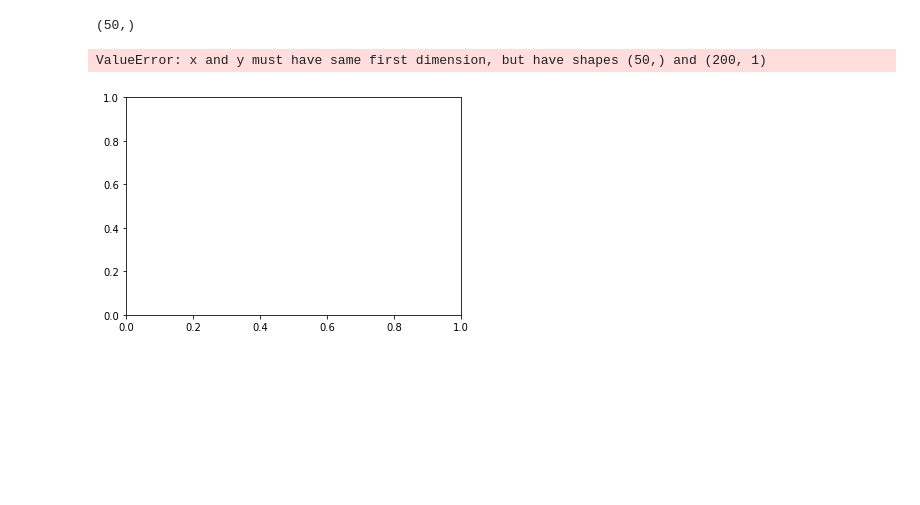
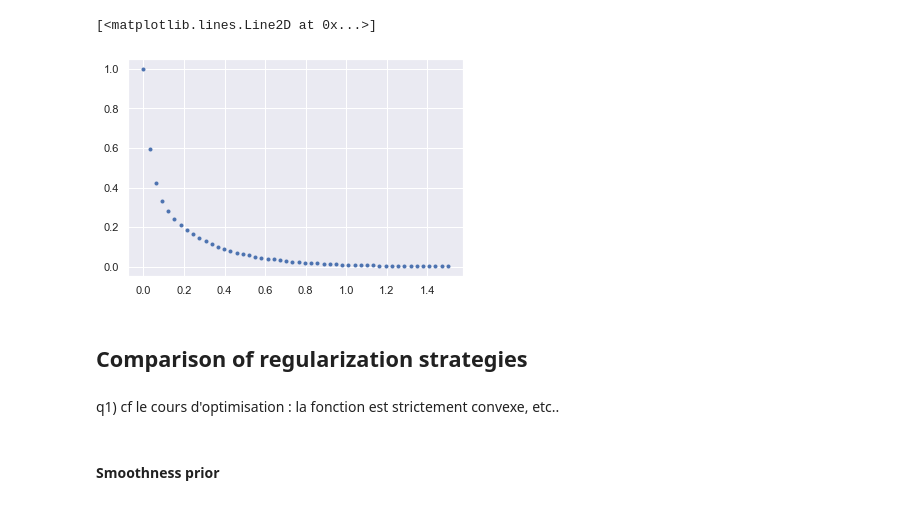
Before and after one commit to EmmanuelJhno/LabsLargeScaleDistributedOptimization, a Jupyter notebook: LSD_TPn2_1_Jehanno_Rauby.ipynb, the cells around one changed output. Saved outputs shown, nothing was run; the diff lists cells and outputs as text; code cells hidden in the pictures; blank space fills up the shorter version.

Commit message:
First approach.

```diff
--- a/LSD_TPn2_1_Jehanno_Rauby.ipynb
+++ b/LSD_TPn2_1_Jehanno_Rauby.ipynb
@@ -52,14 +40,12 @@ print(K.shape)
 # %%
-z = np.dot(K, x).reshape(-1,1)
-sigma_2 = (1e-4 * z  * z.T * np.eye(M))
+z = K @ x
+#sigma_2 = (1e-4 * z  * z.T * np.eye(M))
+sigma_2 = np.square(1e-2 * z[0]) * np.eye(M)
 w = np.random.normal(loc = 0, scale=np.diag(sigma_2))
+y = z.reshape(-1,) + w
+
+fg, ax  = plt.subplots(1,1)
+ax.plot(T_n_reg, y, linestyle='',marker='.')
+# %% [output]
+[<matplotlib.lines.Line2D at 0x...>]
+[figure, added]
-# %%
-w.shape
-# %% [output]
-(50,)
-# %%
-fg, ax  = plt.subplots(1,1)
-ax.plot(T_n_reg, x)
-# %% [output]
-ValueError: x and y must have same first dimension, but have shapes (50,) and (200, 1)
-[figure, removed]
@@ -68,0 +52,6 @@ def proj_grad():
+# %% [markdown]
+## Comparison of regularization strategies
+# %% [markdown]
+q1) cf le cours d'optimisation : la fonction est strictement convexe, etc..
+# %% [markdown]
+#### Smoothness prior
```
Also changed, not shown: parts of 12 cells of this notebook.
